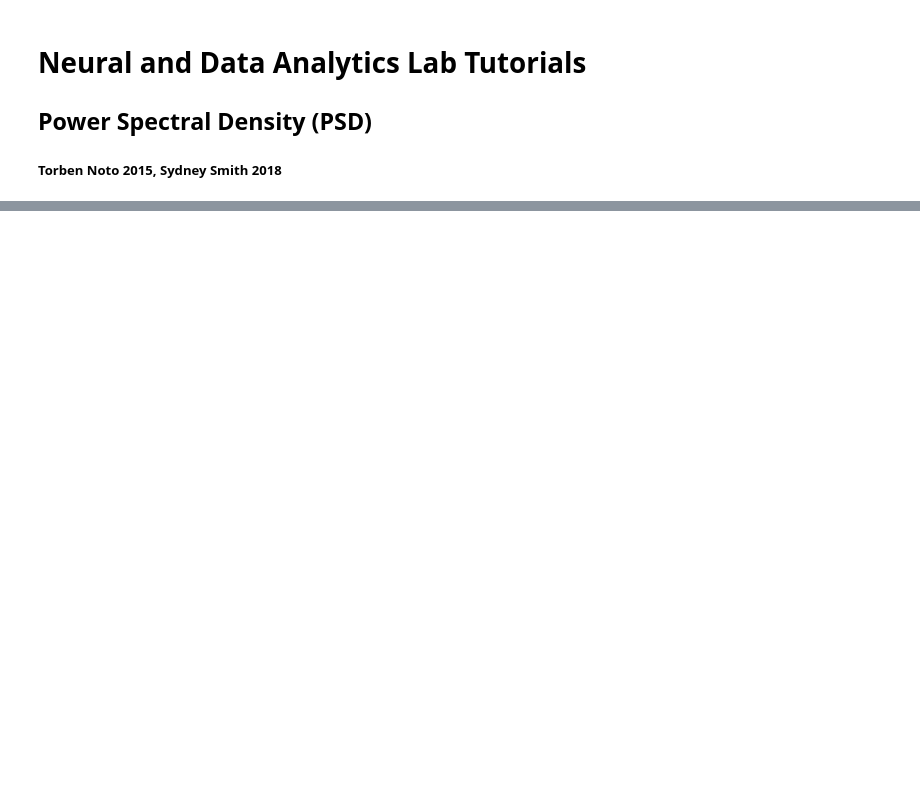
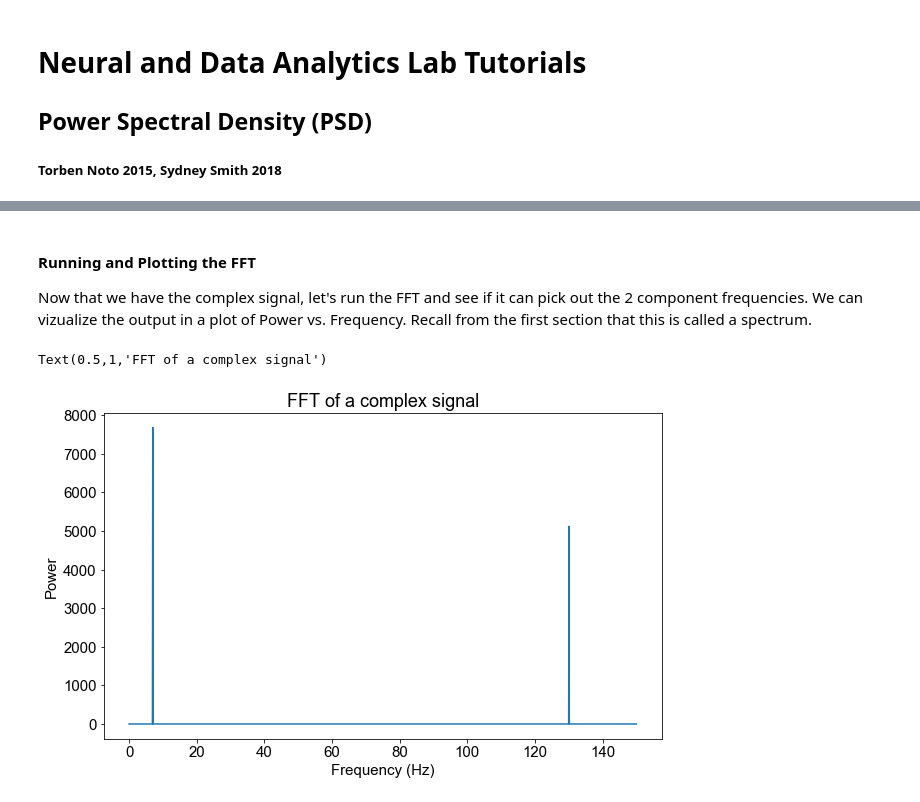
Before and after one commit to voytekresearch/Tutorials, a Jupyter notebook: 03-PowerSpectralDensityandSampling.ipynb, the cells around one changed output, grey strips where cells are left out. Saved outputs shown, nothing was run; the diff lists cells and outputs as text; code cells hidden in the pictures; blank space fills up the shorter version.

```diff
--- a/03-PowerSpectralDensityandSampling.ipynb
+++ b/03-PowerSpectralDensityandSampling.ipynb
@@ -202,0 +79,23 @@ Can we build neural network models that look like this?
+# %% [markdown]
+#### Running and Plotting the FFT
+
+Now that we have the complex signal, let's run the FFT and see if it can pick out the 2 component frequencies. We can vizualize the output in a plot of Power vs. Frequency. Recall from the first section that this is called a spectrum.
+# %%
+# calculating fourier transform of complex signal
+fourier = np.fft.fft(sig1+sig2)
+
+# finding frequency values for the x axis
+fx_step_size = f/len(sig1)
+nyq = f/2
+total_steps = nyq/fx_step_size
+fx_bins = np.linspace(0,nyq,total_steps)
+
+# plotting up to 200 Hz
+plt.figure(figsize = (10,6))
+plt.plot(fx_bins[0:1500],abs(fourier[0:1500]))
+plt.ylabel('Power')
+plt.xlabel('Frequency (Hz)')
+plt.title('FFT of a complex signal', size=18)
+# %% [output]
+Text(0.5,1,'FFT of a complex signal')
+[figure, added]
```
Also changed, not shown: parts of 42 cells of this notebook, 3 other files.
